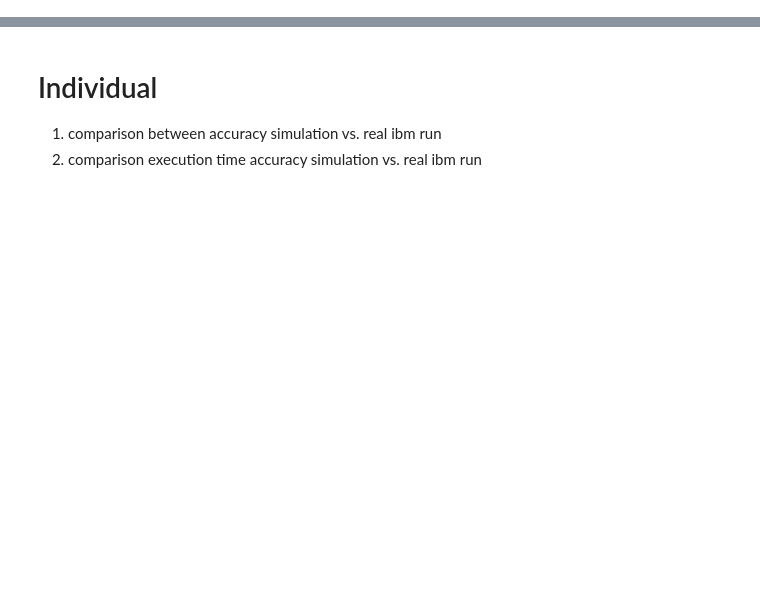
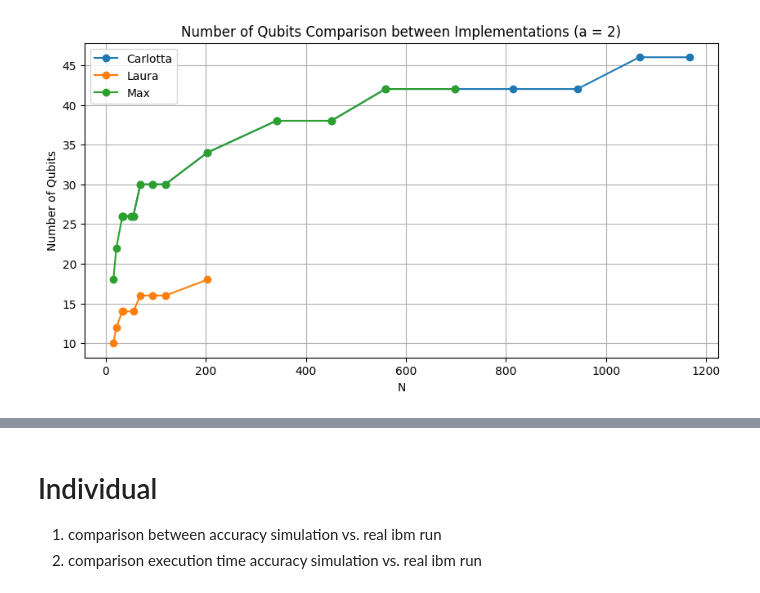
Before and after one commit to ge96lip/Quantum-Computing, a Jupyter notebook: analysis.ipynb, the cells around one changed output, grey strips where cells are left out. Drawn from its saved outputs; the diff is of its cells as text; code cells hidden in the pictures; blank space fills up the shorter version.

```diff
--- a/analysis.ipynb
+++ b/analysis.ipynb
@@ -27,0 +106,17 @@ import numpy as np
+# %%
+carlotta_ibm_filtered = carlotta_ibm[(carlotta_ibm['a'] == 2)]
+laura_ibm_filtered = laura_ibm[(laura_ibm['a'] == 2)]
+max_ibm_filtered = max_ibm[(max_ibm['a'] == 2)]
+
+# Depth & number of qubits comparison between Implementations for Mode IBM
+plt.figure(figsize=(10, 5))
+plt.plot(carlotta_ibm_filtered['N'], carlotta_ibm_filtered['qubits'], label='Carlotta', marker='o')
+plt.plot(laura_ibm_filtered['N'], laura_ibm_filtered['qubits'], label='Laura', marker='o')
+plt.plot(max_ibm_filtered['N'], max_ibm_filtered['qubits'], label='Max', marker='o')
+plt.title('Number of Qubits Comparison between Implementations (a = 2)')
+plt.xlabel('N')
+plt.ylabel('Number of Qubits')
+plt.legend()
+plt.grid(True)
+# %% [output]
+[figure, added]
```
Also changed, not shown: parts of 28 cells of this notebook.
